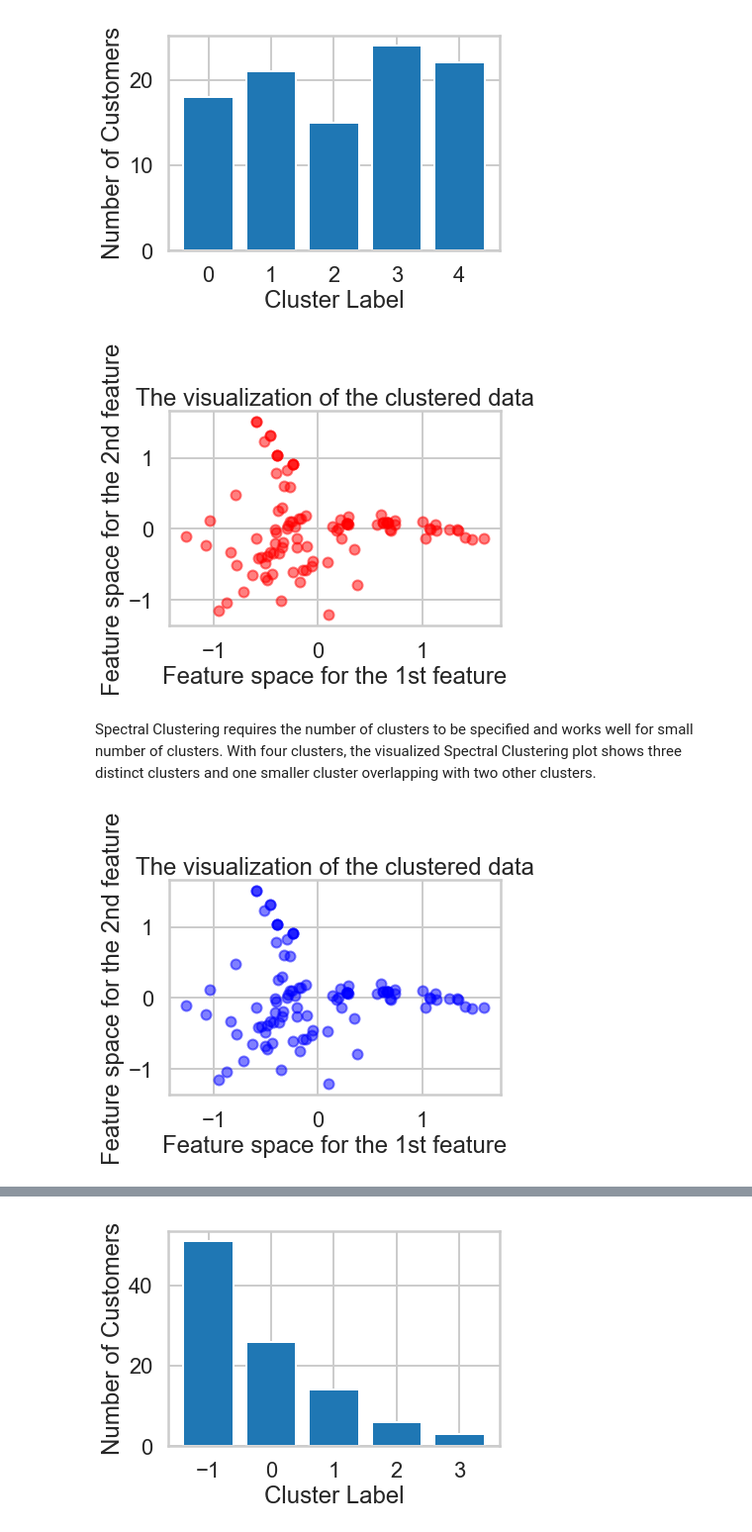
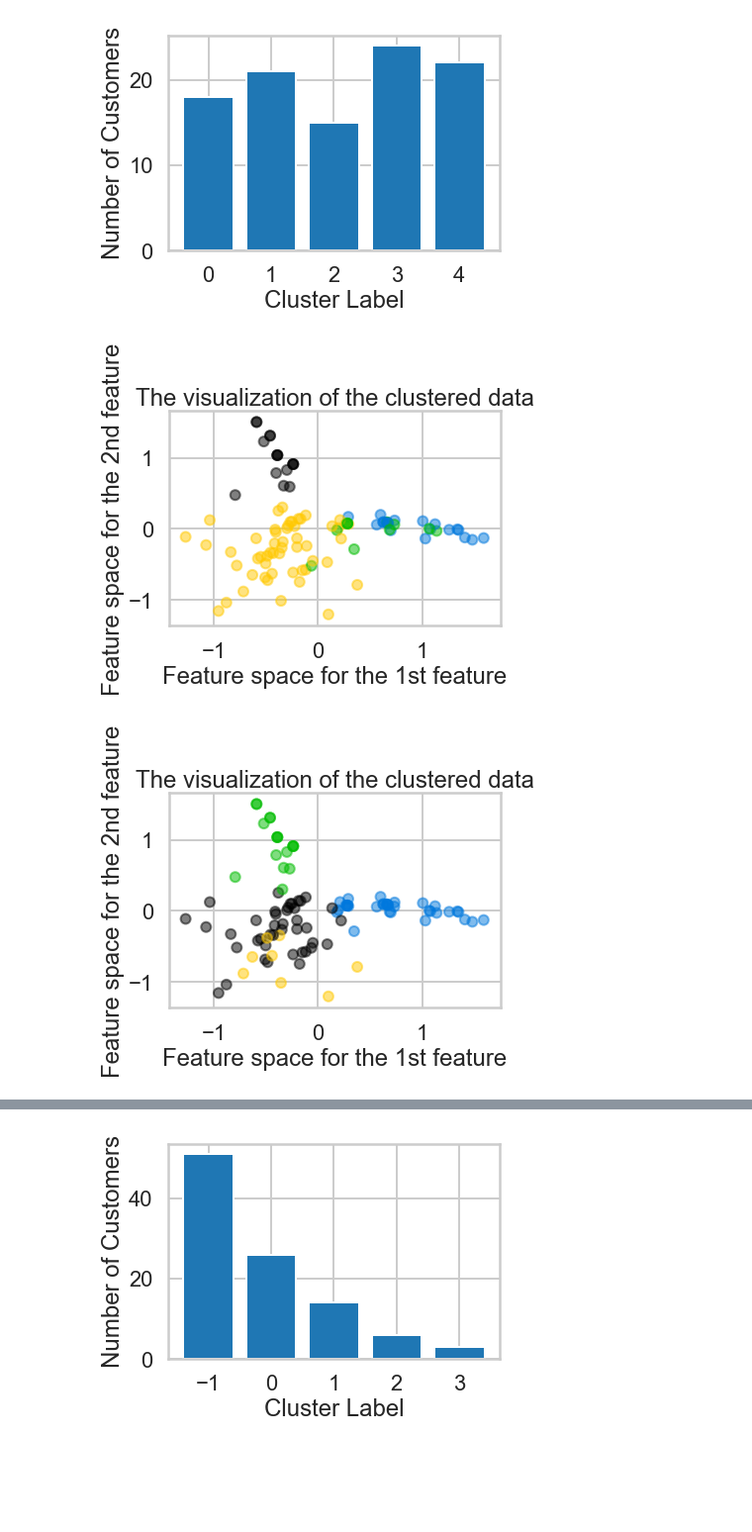
Before and after one commit to CHINKGITHUB/SpringBoard_DS, a Jupyter notebook: Mini_Project_Clustering.ipynb, the cells around one changed output, grey strips where cells are left out. Shown at 99% size. Saved outputs shown, nothing was run; the diff lists cells and outputs as text; code cells hidden in the pictures; blank space fills up the shorter version.

Commit message:
Mini_Project_Clustering

```diff
--- a/Mini_Project_Clustering.ipynb
+++ b/Mini_Project_Clustering.ipynb
@@ -534,14 +467,16 @@ plt.show()
 # %% [output]
 [figure]
 # %%
+# Create a scatter plot of the two principal components   cm.nipy_spectral
+from sklearn.cluster import SpectralClustering
+spec = SpectralClustering(n_clusters=4, assign_labels='discretize', random_state=0)
+spec_labels = spec.fit_predict(x_cols)
 # Create a scatter plot of the two principal components
-colors = 'red'#cm.spectral(aff_labels.astype(float) / 5)
+colors = cm.nipy_spectral(spec_labels.astype(float) / 4)
 plt.scatter(customers.x, customers.y, marker='o', s=100, alpha=0.5, c=colors)
 plt.title("The visualization of the clustered data")
 plt.xlabel("Feature space for the 1st feature")
 plt.ylabel("Feature space for the 2nd feature")
 plt.show()
 # %% [output]
-[figure, old version]
+[figure, new version]
-# %% [markdown]
-Spectral Clustering requires the number of clusters to be specified and works well for small number of clusters. With four clusters, the visualized Spectral Clustering plot shows three distinct clusters and one smaller cluster overlapping with two other clusters.
@@ -552,10 +483,13 @@ spec_labels = spec.fit_predict(x_cols)
 # %%
-# Create a scatter plot of the two principal components
-colors = 'blue'#cm.spectral(spec_labels.astype(float) / 4)
+#Agglomerative Clustering
+from sklearn.cluster import AgglomerativeClustering
+agg = AgglomerativeClustering(n_clusters=4, linkage='ward')
+agg_labels = agg.fit_predict(x_cols)
+colors = cm.nipy_spectral(agg_labels.astype(float) / 4)
 plt.scatter(customers.x, customers.y, marker='o', s=100, alpha=0.5, c=colors)
 plt.title("The visualization of the clustered data")
 plt.xlabel("Feature space for the 1st feature")
 plt.ylabel("Feature space for the 2nd feature")
 plt.show()
 # %% [output]
-[figure, old version]
+[figure, new version]
```
Also changed, not shown: parts of 30 cells of this notebook.
